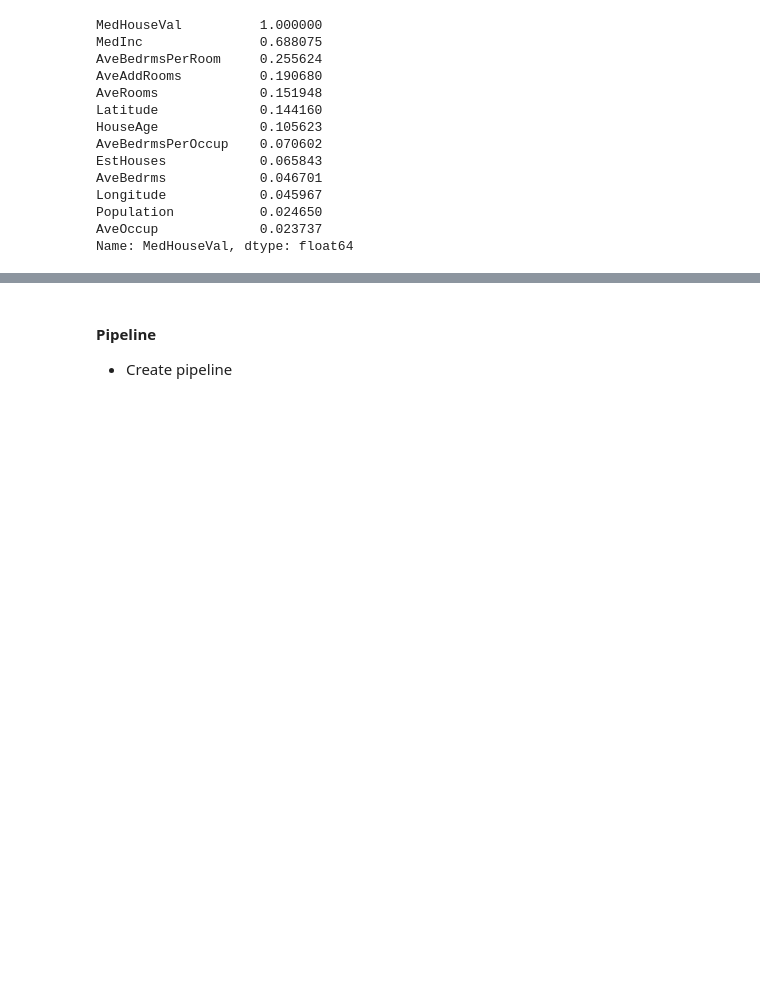
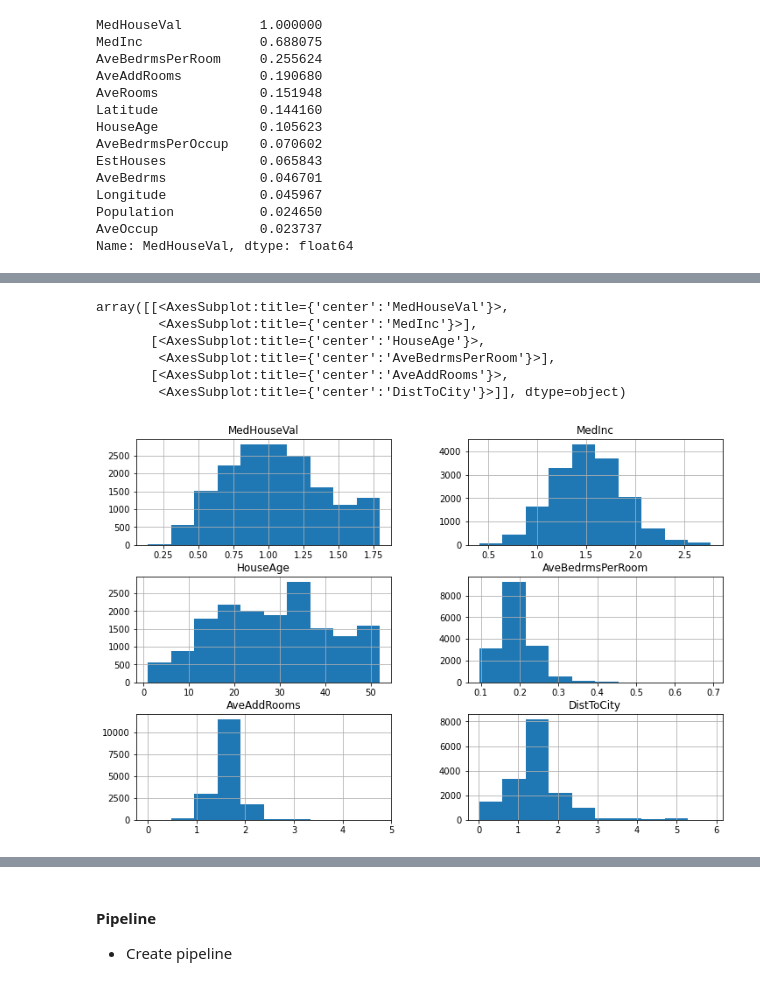
Before and after one commit to kaihulme/ml-analysis, a Jupyter notebook: notebooks/03_regression.ipynb, the cells around one changed output, grey strips where cells are left out. Drawn from its saved outputs; the diff is of its cells as text; code cells hidden in the pictures; blank space fills up the shorter version.

```diff
--- a/notebooks/03_regression.ipynb
+++ b/notebooks/03_regression.ipynb
@@ -410,0 +495,27 @@ with bayesian_linreg(X_train, y_train):
+# %%
+# LA location as north-westerly peak
+la_lat, la_lon = 33, -117
+# SF location as south-easterly peak
+sf_lat, sf_lon = 37, -121
+
+new_data['DistToLA'] = np.sqrt((new_data['Latitude'] - la_lat)**2 +
+                               (new_data['Longitude'] - la_lon)**2)
+new_data['DistToSF'] = np.sqrt((new_data['Latitude'] - sf_lat)**2 +
+                               (new_data['Longitude'] - sf_lon)**2)
+
+new_data['DistToCity'] = new_data[['DistToLA', 'DistToSF']].min(axis=1)
+# %%
+features = ['MedHouseVal', 'MedInc', 'HouseAge', 'AveBedrmsPerRoom',
+            'AveAddRooms', 'DistToCity']
+
+new_data = new_data[features]
+
+new_data.hist(figsize=(12,8))
+# %% [output]
+array([[<AxesSubplot:title={'center':'MedHouseVal'}>,
+        <AxesSubplot:title={'center':'MedInc'}>],
+       [<AxesSubplot:title={'center':'HouseAge'}>,
+        <AxesSubplot:title={'center':'AveBedrmsPerRoom'}>],
+       [<AxesSubplot:title={'center':'AveAddRooms'}>,
+        <AxesSubplot:title={'center':'DistToCity'}>]], dtype=object)
+[figure, added]
```
Also changed, not shown: parts of 38 cells of this notebook, 4 other files.
